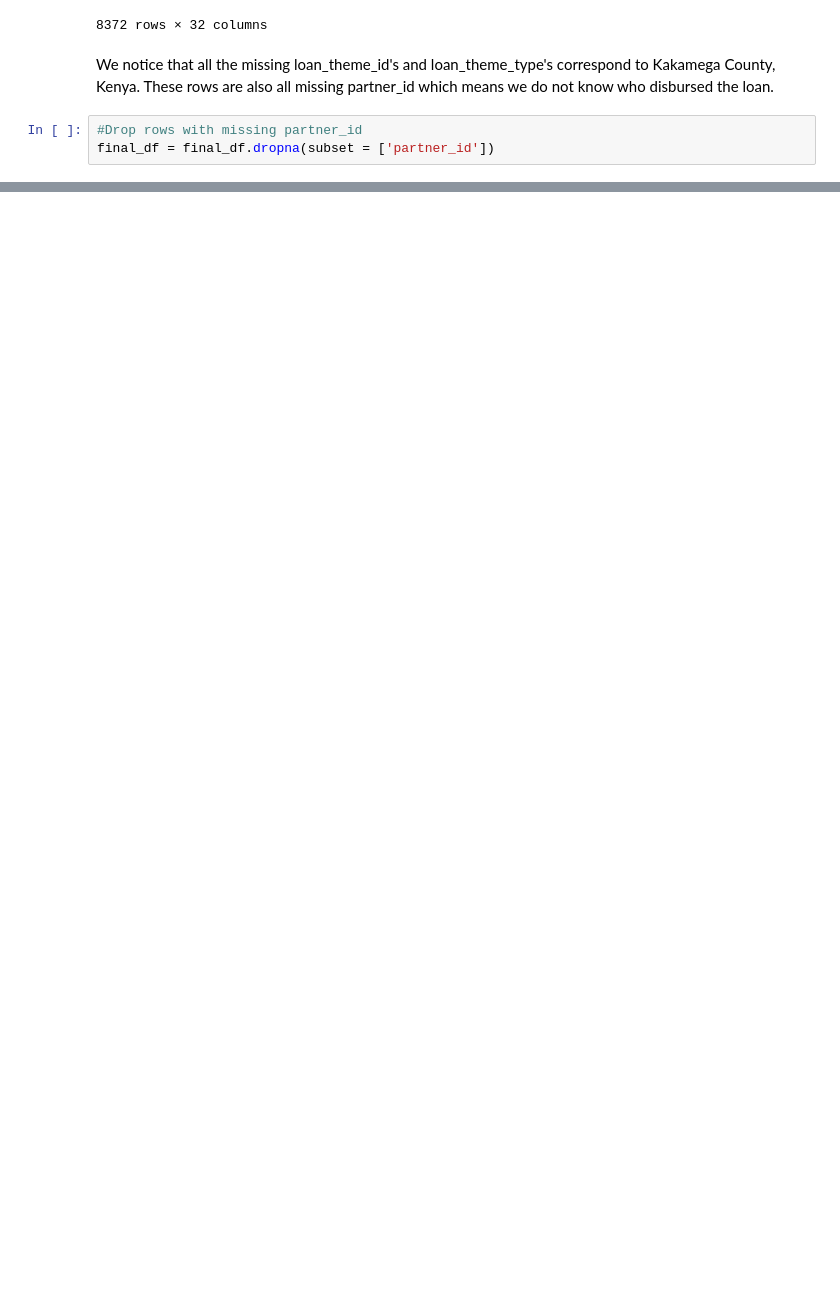
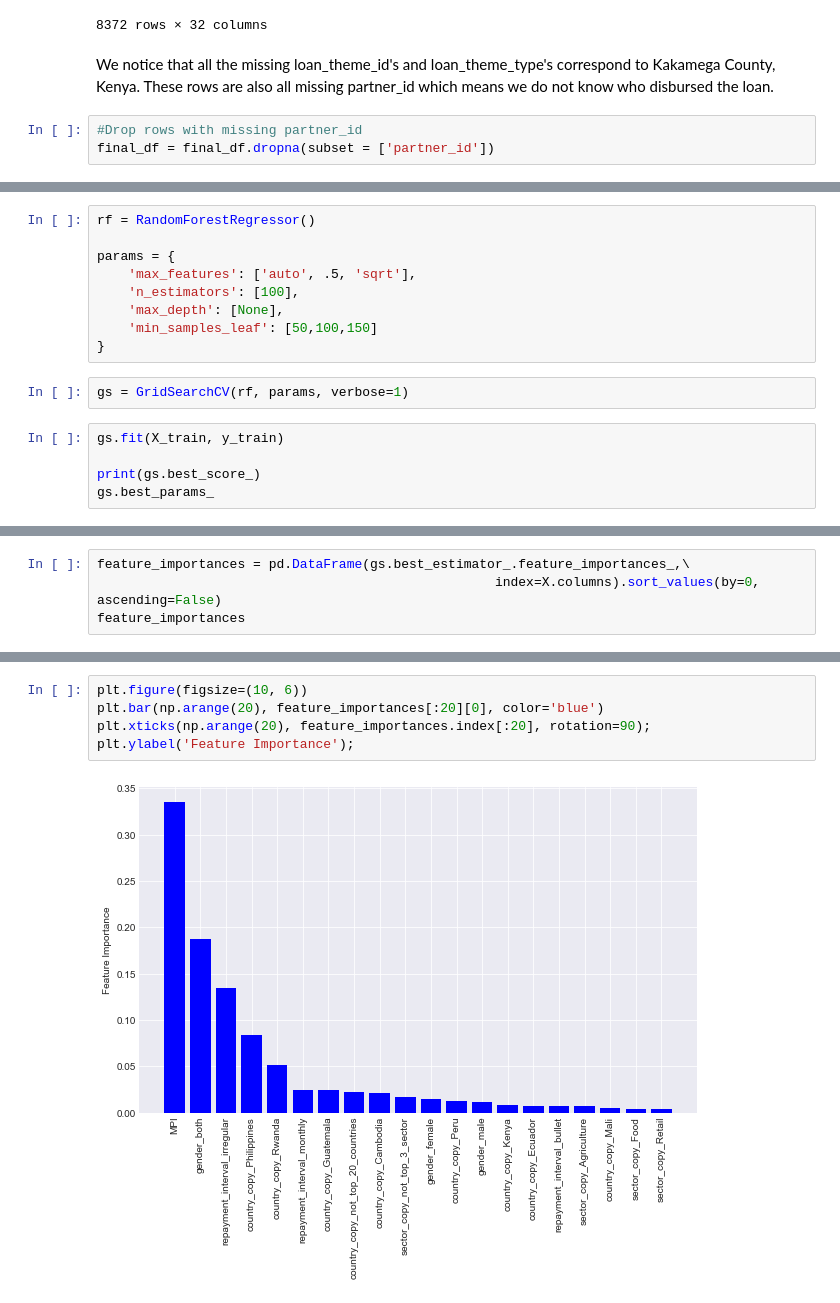
Before and after one commit to smakhijani/kaggle-kiva-crowdfunding, a Jupyter notebook: Preliminary Exploratory Data Analysis.ipynb, the cells around one changed output, grey strips where cells are left out. Drawn from its saved outputs; the diff is of its cells as text; blank space fills up the shorter version.

Commit message:
Added Random Forest Models

```diff
--- a/Preliminary Exploratory Data Analysis.ipynb
+++ b/Preliminary Exploratory Data Analysis.ipynb
@@ -1095,0 +1198,16 @@ final_df = final_df.dropna(subset = ['partner_id'])
+# %%
+rf = RandomForestRegressor()
+
+params = {
+    'max_features': ['auto', .5, 'sqrt'],
+    'n_estimators': [100],
+    'max_depth': [None],
+    'min_samples_leaf': [50,100,150]
+}
+# %%
+gs = GridSearchCV(rf, params, verbose=1)
+# %%
+gs.fit(X_train, y_train)
+
+print(gs.best_score_)
+gs.best_params_
@@ -1095,0 +1237,4 @@ final_df = final_df.dropna(subset = ['partner_id'])
+# %%
+feature_importances = pd.DataFrame(gs.best_estimator_.feature_importances_,\
+                                                   index=X.columns).sort_values(by=0, ascending=False)
+feature_importances
@@ -1095,0 +1259,7 @@ final_df = final_df.dropna(subset = ['partner_id'])
+# %%
+plt.figure(figsize=(10, 6))
+plt.bar(np.arange(20), feature_importances[:20][0], color='blue')
+plt.xticks(np.arange(20), feature_importances.index[:20], rotation=90);
+plt.ylabel('Feature Importance');
+# %% [output]
+[figure, added]
```
Also changed, not shown: parts of 43 cells of this notebook.
